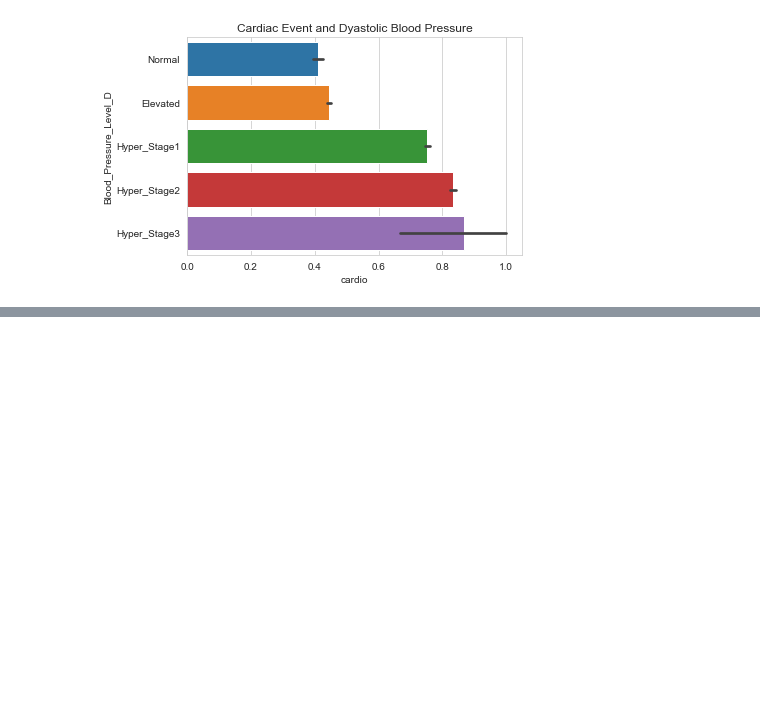
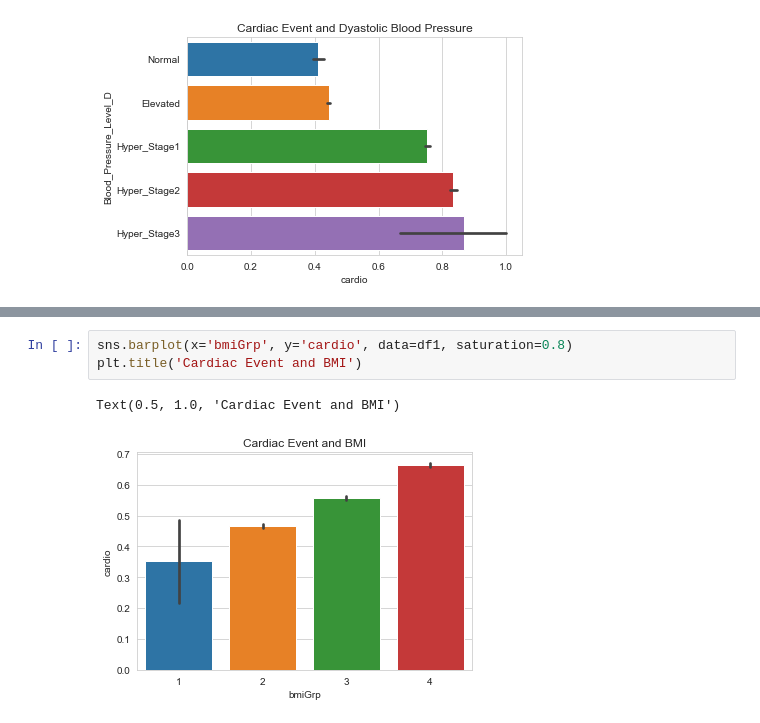
Before and after one commit to tinapai/SMUMSDS-ML1, a Jupyter notebook: Lab_1.ipynb, the cells around one changed output, grey strips where cells are left out. Drawn from its saved outputs; the diff is of its cells as text; blank space fills up the shorter version.

```diff
--- a/Lab_1.ipynb
+++ b/Lab_1.ipynb
@@ -319,0 +407,6 @@ age 20, has HBP, and many don’t even know it. Not treating high blood pressure
+# %%
+sns.barplot(x='bmiGrp', y='cardio', data=df1, saturation=0.8)
+plt.title('Cardiac Event and BMI')
+# %% [output]
+Text(0.5, 1.0, 'Cardiac Event and BMI')
+[figure, added]
```
Also changed, not shown: parts of 9 cells of this notebook.
